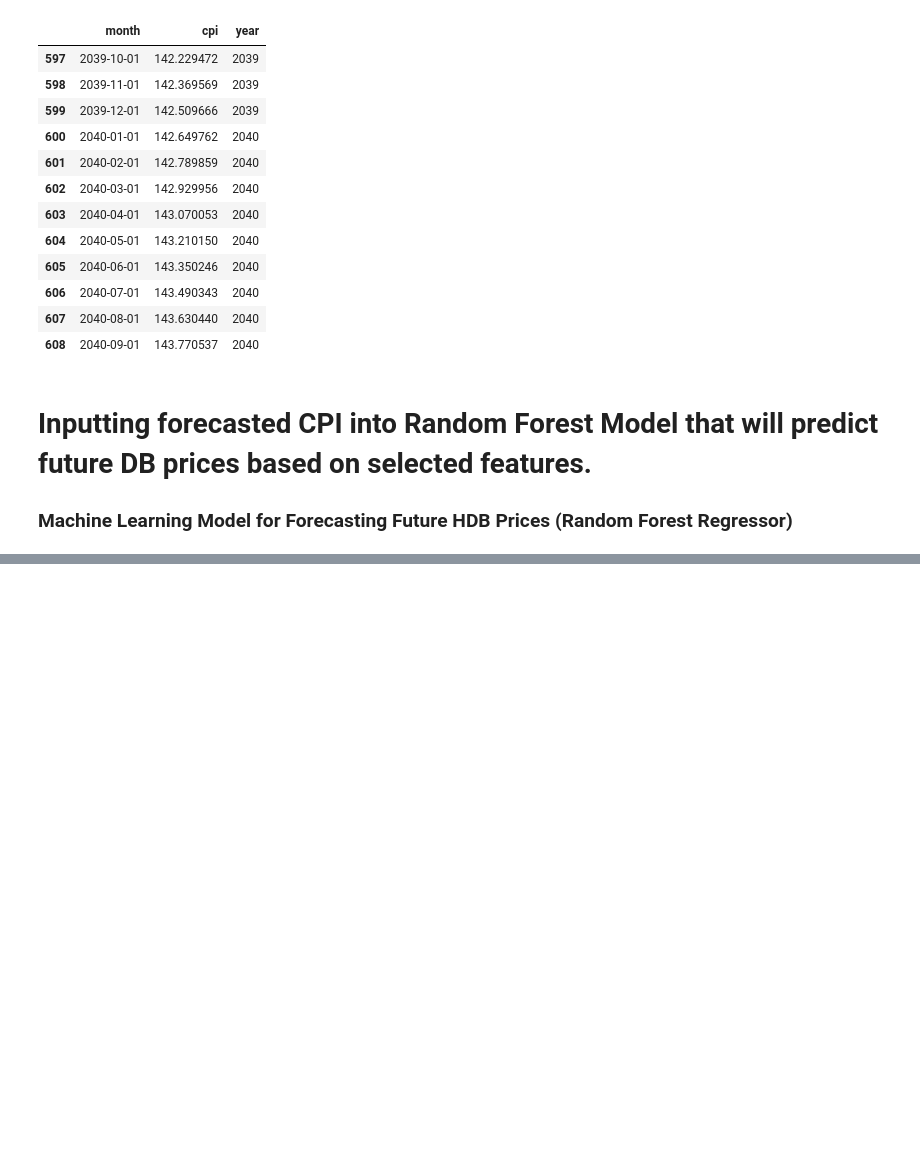
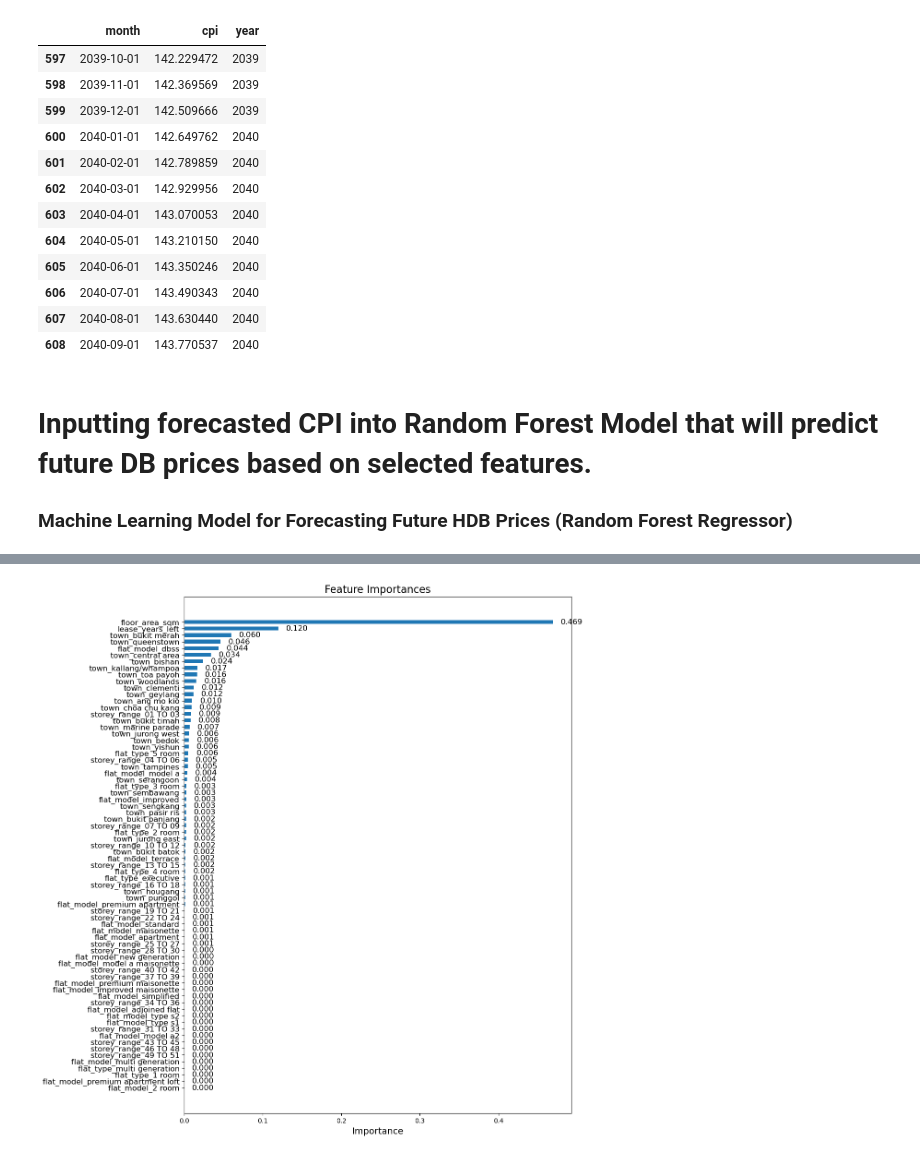
Before and after one commit to jayelle0609/HDB_Historical_Price_Analysis, a Jupyter notebook: HDB_Prices_Forecast.ipynb, the cells around one changed output, grey strips where cells are left out. Cells and saved outputs as stored; diff of their text form; code cells hidden in the pictures; blank space fills up the shorter version.

```diff
--- a/HDB_Prices_Forecast.ipynb
+++ b/HDB_Prices_Forecast.ipynb
@@ -854,0 +891,32 @@ Predicted nominal price for 2028 (CPI=123.25): $713,136
+# %%
+import matplotlib.pyplot as plt
+import numpy as np
+
+rf = rf_model.named_steps['regressor']
+ohe = rf_model.named_steps['preprocessor'].named_transformers_['cat']
+cat_feature_names = ohe.get_feature_names_out(categorical)
+numerical_features = [feat for feat in features if feat not in categorical]
+feature_names = list(cat_feature_names) + numerical_features
+
+importances = rf.feature_importances_
+indices = np.argsort(importances)  # ascending order
+
+plt.figure(figsize=(14, 14))  # Much taller figure for more vertical space
+plt.title("Feature Importances", fontsize=16)
+
+bars = plt.barh(range(len(importances)), importances[indices], align='center', height=0.6)  # thinner bars
+plt.yticks(range(len(importances)), [feature_names[i] for i in indices], fontsize=12)
+plt.xlabel("Importance", fontsize=14)
+
+# Add value labels with more horizontal padding
+for i, bar in enumerate(bars):
+    width = bar.get_width()
+    plt.text(width + 0.01, bar.get_y() + bar.get_height()/2,
+             f"{width:.3f}", va='center', fontsize=12)
+
+# Adjust subplot margins for extra left space and bottom space
+plt.subplots_adjust(left=0.35, right=0.95, top=0.9, bottom=0.1)
+
+plt.show()
+# %% [output]
+[figure, added]
```
Also changed, not shown: parts of 17 cells of this notebook.
